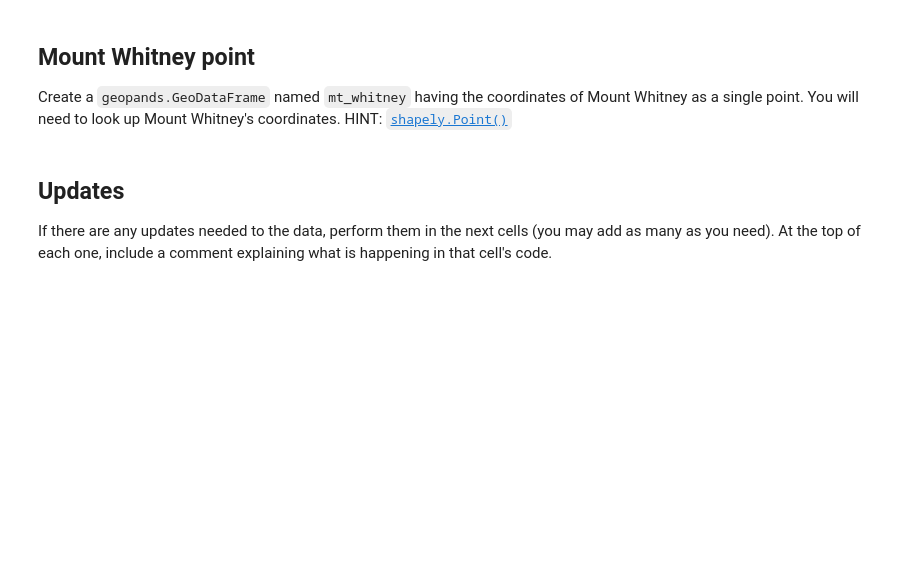
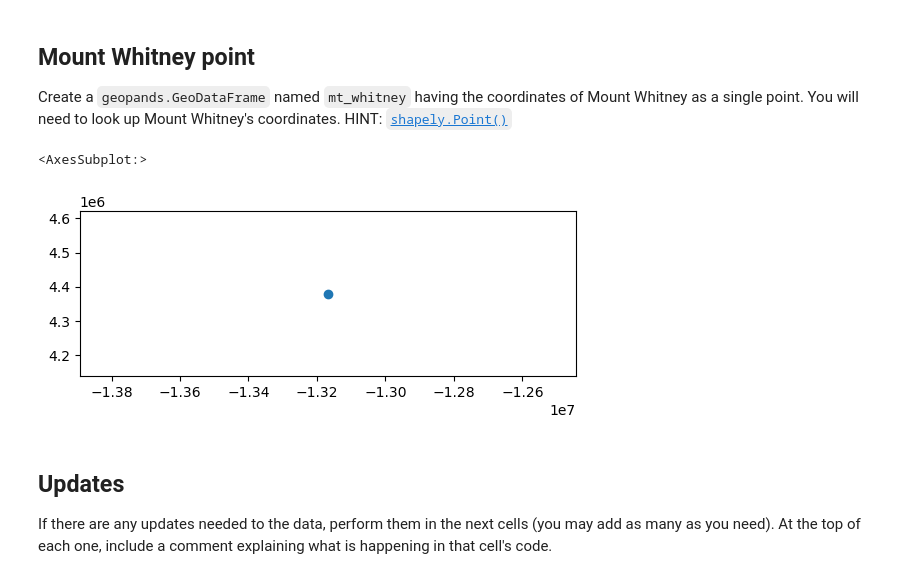
Before and after one commit to kristinaglass/eds220-hwk-4, a Jupyter notebook: hwk4-task1-whitney-map.ipynb, the cells around one changed output. Cells and saved outputs as stored; diff of their text form; code cells hidden in the pictures; blank space fills up the shorter version.

```diff
--- a/hwk4-task1-whitney-map.ipynb
+++ b/hwk4-task1-whitney-map.ipynb
@@ -146,11 +148,16 @@ bbox.plot()
 Create a `geopands.GeoDataFrame` named `mt_whitney` having the coordinates of Mount Whitney as a single point. You will need to look up Mount Whitney's coordinates. HINT: [`shapely.Point()`](https://shapely.readthedocs.io/en/stable/reference/shapely.Point.html)
 # %%
 # create mount whitney coordinate point
-
 point = (-13168238.600765156, 4380516.844251228)
 
+#create mt whitney point with  coordinates point
 mt_whitney = gpd.GeoDataFrame(geometry = [Point(point)],
                              crs=3857)
+#check mt_whitney plot
+mt_whitney.plot()
+# %% [output]
+<AxesSubplot:>
+[figure, added]
 # %% [markdown]
 ## Updates
 If there are any updates needed to the data, perform them in the next cells (you may add as many as you need).
```
Also changed, not shown: parts of 5 cells of this notebook.
